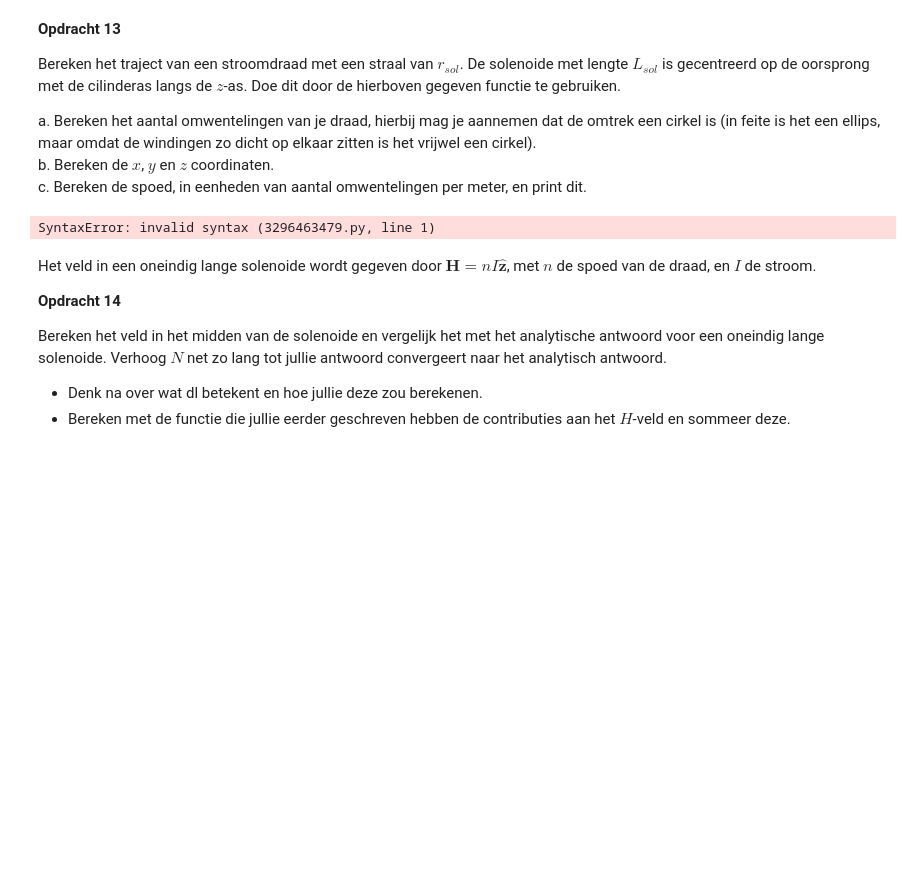
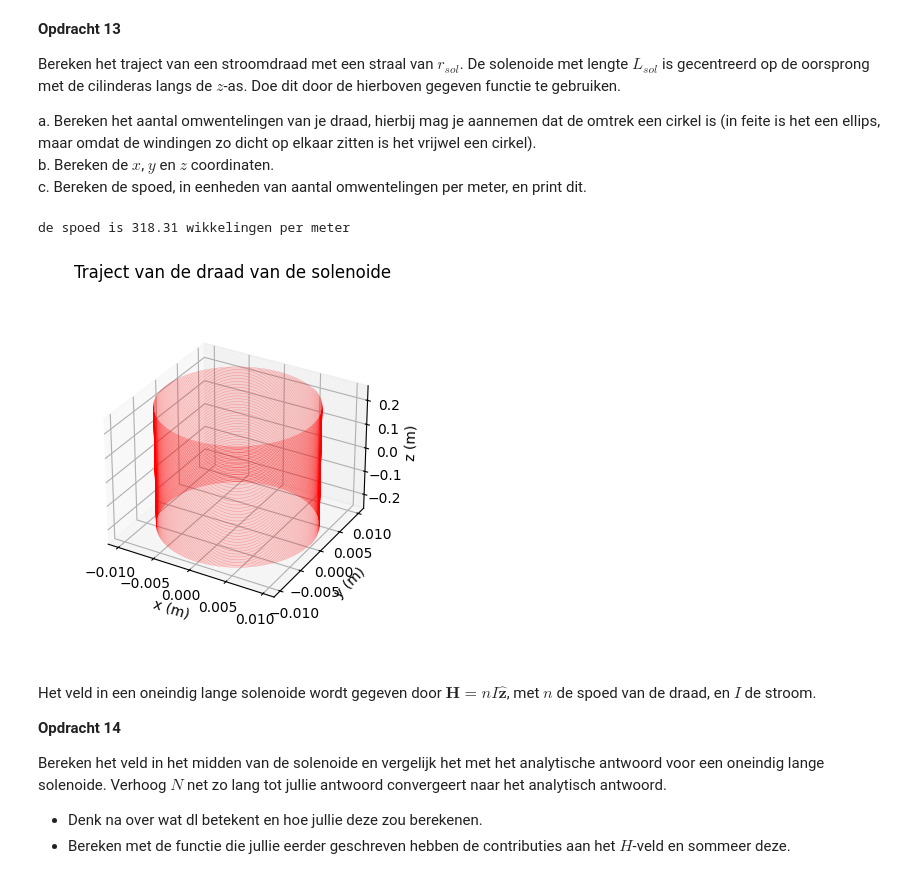
Before and after one commit to Roosmarijnkos/opdrachten-DEF-D, a Jupyter notebook: DigitaleOntwerpopdrachten/2KrachtactuatorOpdracht/KrachtactuatorOpdracht.ipynb, the cells around one changed output. Drawn from its saved outputs; the diff is of its cells as text; code cells hidden in the pictures; blank space fills up the shorter version.

```diff
--- a/DigitaleOntwerpopdrachten/2KrachtactuatorOpdracht/KrachtactuatorOpdracht.ipynb
+++ b/DigitaleOntwerpopdrachten/2KrachtactuatorOpdracht/KrachtactuatorOpdracht.ipynb
@@ -400,19 +493,29 @@ a. Bereken het aantal omwentelingen van je draad, hierbij mag je aannemen dat de
 b. Bereken de $x$, $y$ en $z$ coordinaten.\
 c. Bereken de spoed, in eenheden van aantal omwentelingen per meter, en print dit.
 # %%
-l_draad = # Lengte draad
-r_sol = # Straal solenoide
-L_sol = # Lengte solenoide
-N = # Aantal wikkeling
+l_draad = 10
+r_sol = 0.01
+L_sol = 0.5
+N_wikkelingen = (l_draad/(2*np.pi*r_sol))
+
+
+#x,y,z:
+stappen=100000
+x,y,z=parametrisatie(stappen,r_sol,N_wikkelingen,L_sol)
 
 # Enkele plots
 ax=plt.figure().add_subplot(projection='3d')
 plt.title('Traject van de draad van de solenoide')
 plt.plot(x, y, z, '-r', linewidth=0.1)
 ax.set_box_aspect(aspect=None, zoom=0.8)
 ax.set_xlabel('x (m)'), ax.set_ylabel('y (m)'), ax.set_zlabel('z (m)')
+
+#spoed:
+spoed=N_wikkelingen/L_sol
+print(f"de spoed is {spoed:.2f} wikkelingen per meter")
 # %% [output]
-SyntaxError: invalid syntax (3296463479.py, line 1)
+de spoed is 318.31 wikkelingen per meter
+[figure, added]
 # %% [markdown]
 Het veld in een oneindig lange solenoide wordt gegeven door $\mathbf{H} = n I \hat{\mathbf{z}}$, met $n$ de spoed van de draad, en $I$ de stroom.
 
```
Also changed, not shown: parts of 9 cells of this notebook.
